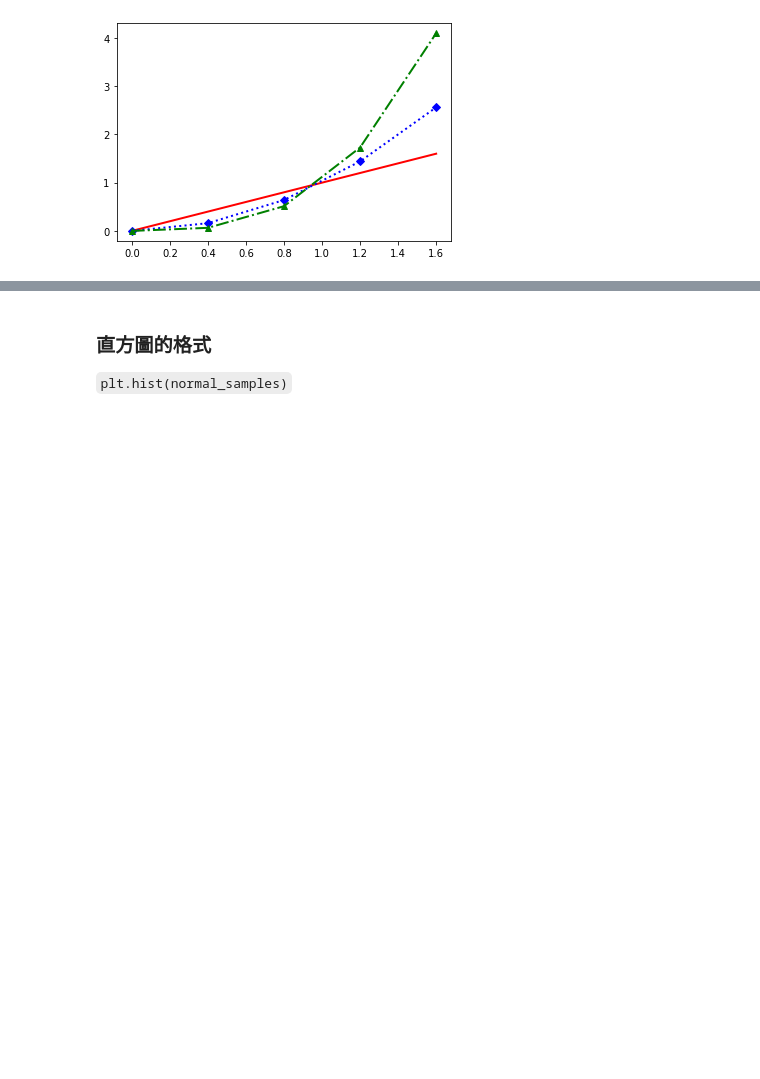
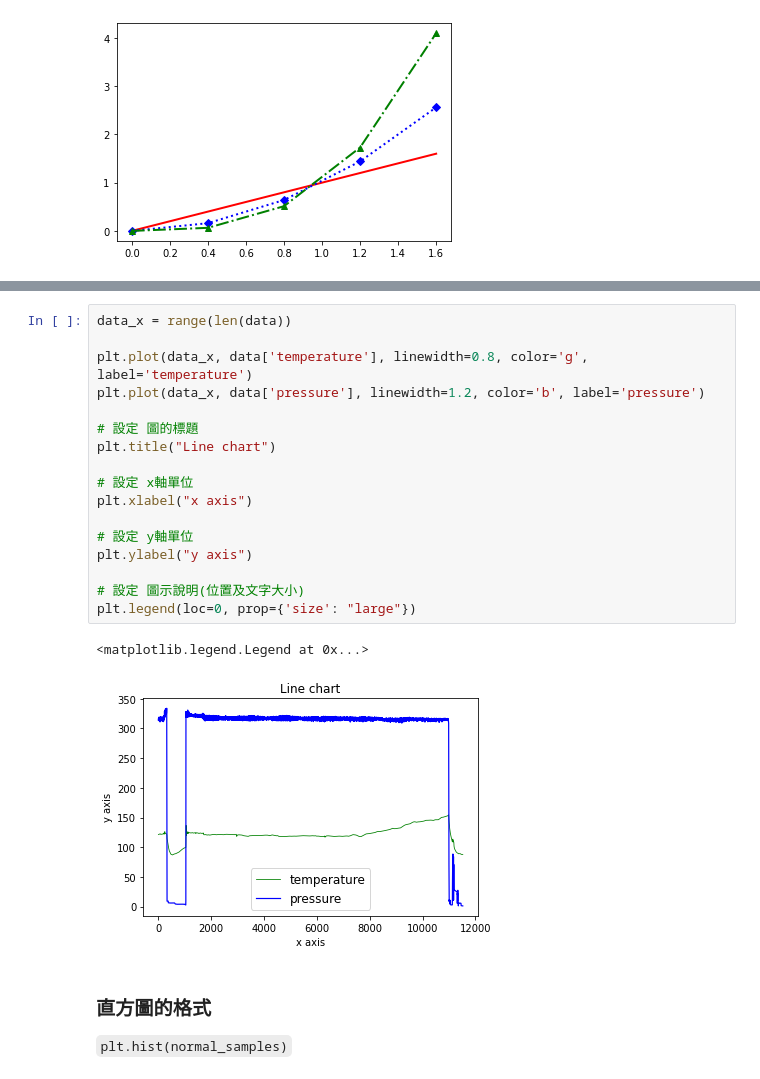
Before and after one commit to dannyliuyunhsin/Plot-Basics, a Jupyter notebook: notebook/class1/Plot Basics Chapter1-Matplotlib.ipynb, the cells around one changed output, grey strips where cells are left out. Cells and saved outputs as stored; diff of their text form; blank space fills up the shorter version.

```diff
--- a/notebook/class1/Plot Basics Chapter1-Matplotlib.ipynb
+++ b/notebook/class1/Plot Basics Chapter1-Matplotlib.ipynb
@@ -136,6 +192,26 @@ plt.legend(loc=0, prop={'size': "large"})
 # %% [output]
 <matplotlib.legend.Legend at 0x...>
 [figure]
+# %%
+data_x = range(len(data))
+
+plt.plot(data_x, data['temperature'], linewidth=0.8, color='g', label='temperature')
+plt.plot(data_x, data['pressure'], linewidth=1.2, color='b', label='pressure')
+
+# 設定 圖的標題
+plt.title("Line chart")
+
+# 設定 x軸單位
+plt.xlabel("x axis")
+
+# 設定 y軸單位
+plt.ylabel("y axis")
+
+# 設定 圖示說明(位置及文字大小)
+plt.legend(loc=0, prop={'size': "large"})
+# %% [output]
+<matplotlib.legend.Legend at 0x...>
+[figure, added]
 # %% [markdown]
 ### 直方圖的格式
 
```
Also changed, not shown: parts of 25 cells of this notebook, 8 other files.
